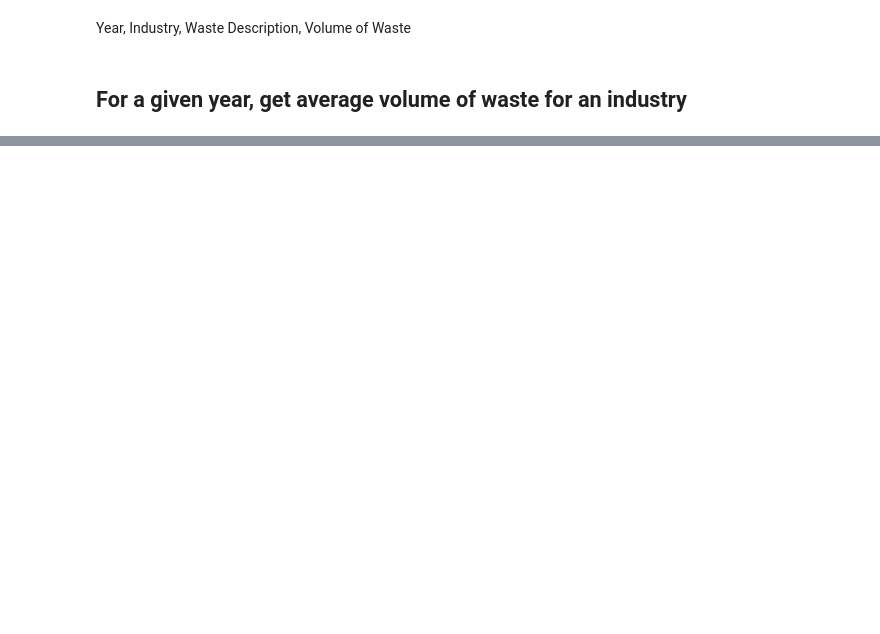
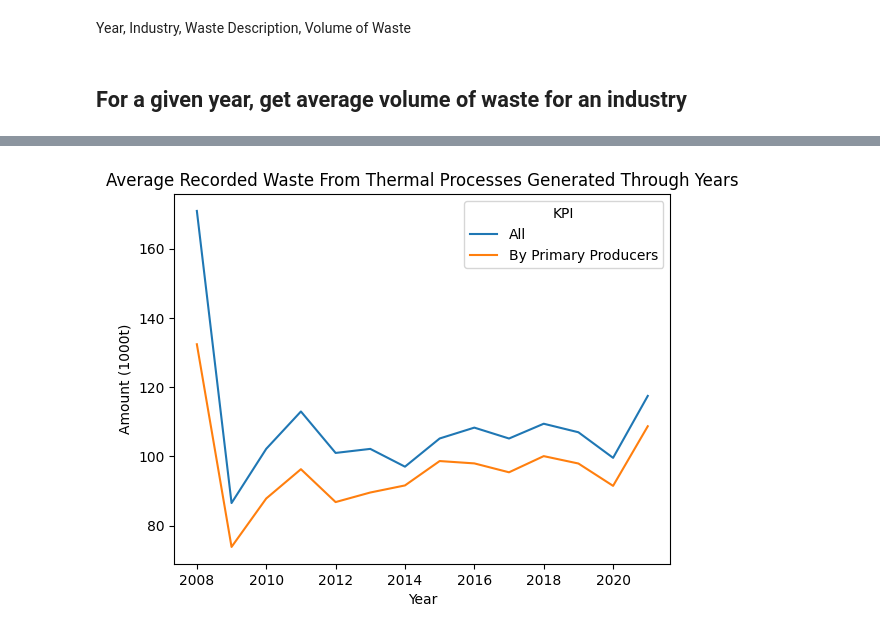
Before and after one commit to UyenDhNguyen/Germany-Waste-Management-Analysis, a Jupyter notebook: EDA/Hazardous Waste/waste-producers-quantities-types-industry-years-32151-0001.ipynb, the cells around one changed output, grey strips where cells are left out. Cells and saved outputs as stored; diff of their text form; code cells hidden in the pictures; blank space fills up the shorter version.

```diff
--- a/EDA/Hazardous Waste/waste-producers-quantities-types-industry-years-32151-0001.ipynb
+++ b/EDA/Hazardous Waste/waste-producers-quantities-types-industry-years-32151-0001.ipynb
@@ -100,0 +181,4 @@ Year, Industry, Waste Description, Volume of Waste
+# %%
+plot_mean_waste_years_2(year_waste_mean_df, waste='Waste from thermal processes')
+# %% [output]
+[figure, added]
```
Also changed, not shown: parts of 12 cells of this notebook.
